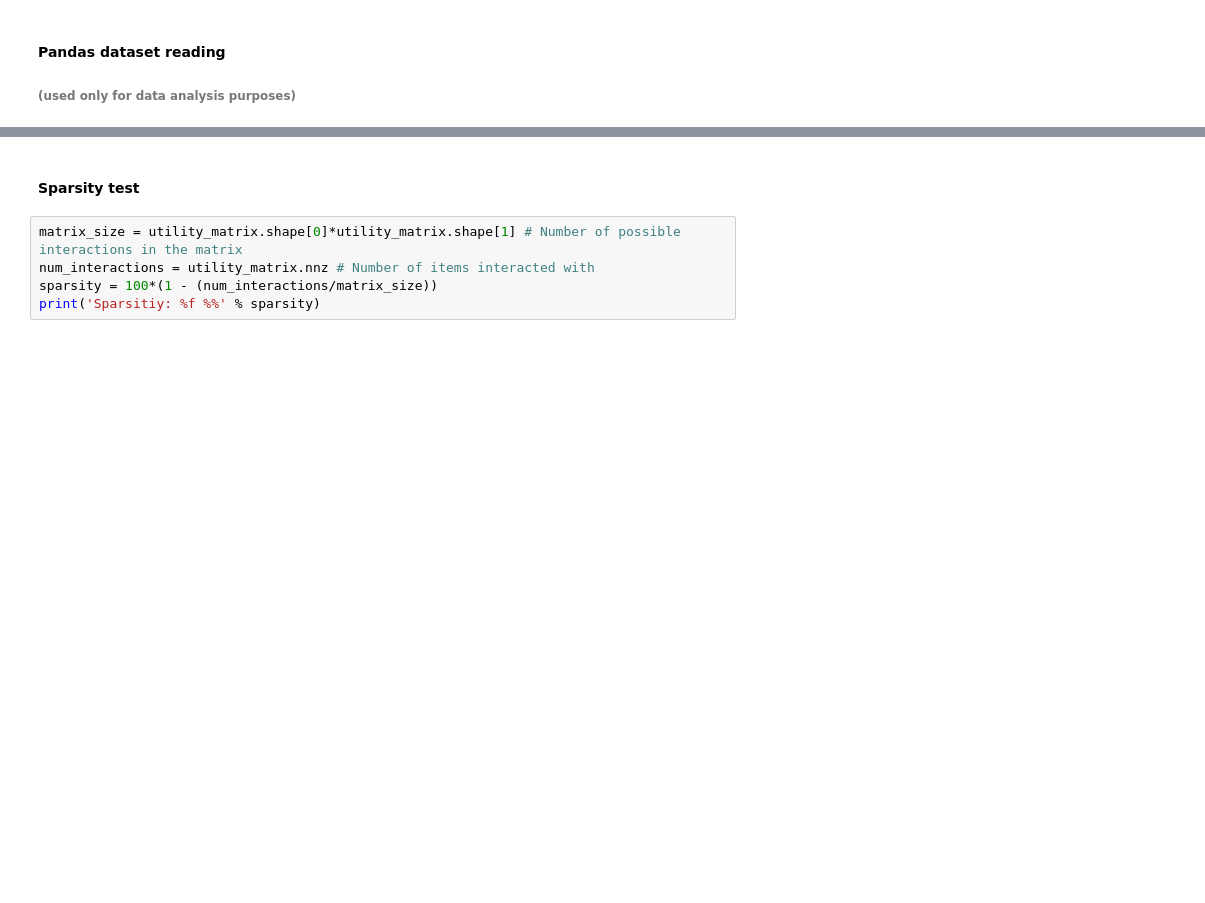
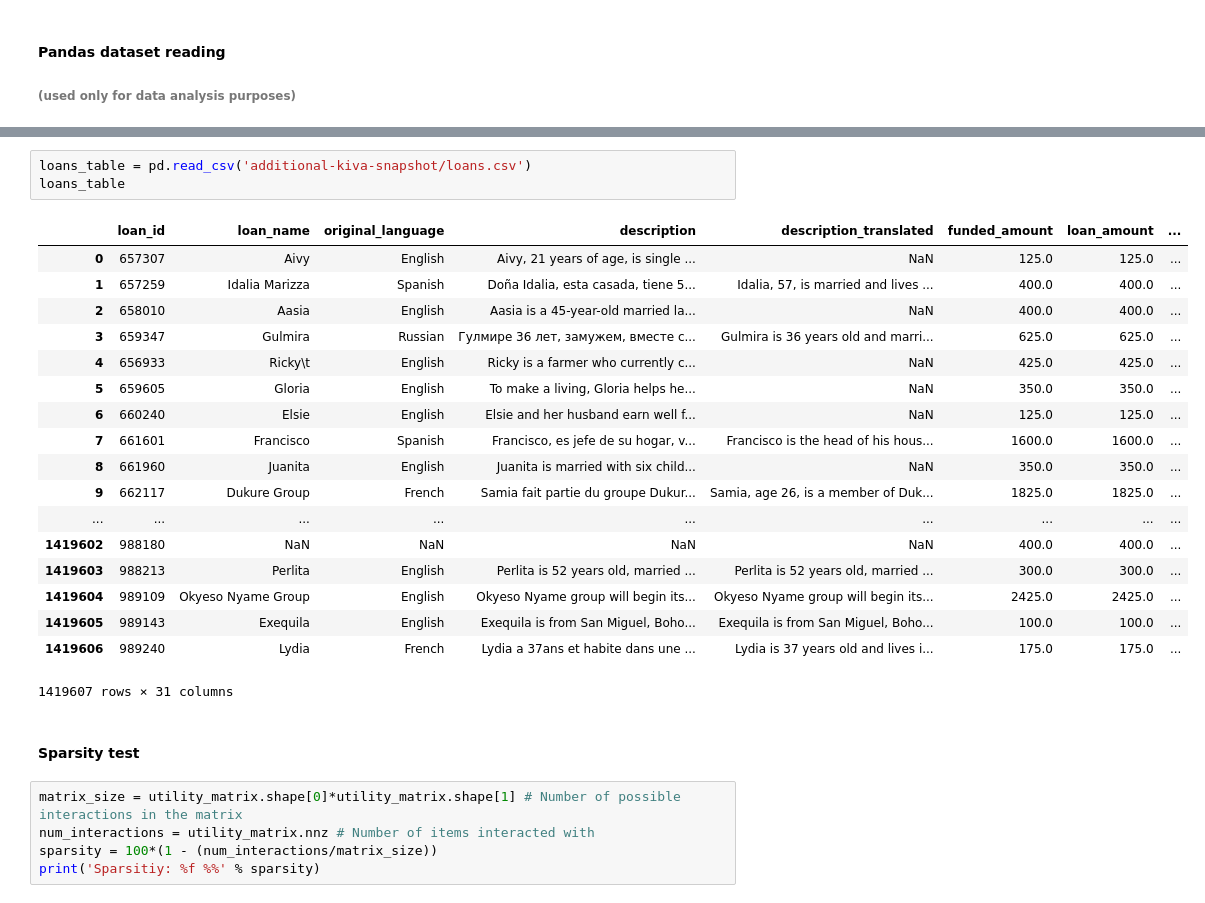
Before and after one commit to dKustura/kiva-cf, a Jupyter notebook: kiva-cf.ipynb, the cells around one changed output, grey strips where cells are left out. Drawn from its saved outputs; the diff is of its cells as text; blank space fills up the shorter version.

```diff
--- a/kiva-cf.ipynb
+++ b/kiva-cf.ipynb
@@ -515,3 +633,25 @@ loans_lenders_table.info()
+# %%
+loans_table = pd.read_csv('additional-kiva-snapshot/loans.csv')
+loans_table
+# %% [output]
+|  | loan_id | loan_name | original_language | description | description_translated | funded_amount | loan_amount | ... |
+| 0 | 657307 | Aivy | English | Aivy, 21 years of age, is single ... | NaN | 125.0 | 125.0 | ... |
+| 1 | 657259 | Idalia Marizza | Spanish | Doña Idalia, esta casada, tiene 5... | Idalia, 57, is married and lives ... | 400.0 | 400.0 | ... |
+| 2 | 658010 | Aasia | English | Aasia is a 45-year-old married la... | NaN | 400.0 | 400.0 | ... |
+| 3 | 659347 | Gulmira | Russian | Гулмире 36 лет, замужем, вместе с... | Gulmira is 36 years old and marri... | 625.0 | 625.0 | ... |
+| 4 | 656933 | Ricky\t | English | Ricky is a farmer who currently c... | NaN | 425.0 | 425.0 | ... |
+| 5 | 659605 | Gloria | English | To make a living, Gloria helps he... | NaN | 350.0 | 350.0 | ... |
+| 6 | 660240 | Elsie | English | Elsie and her husband earn well f... | NaN | 125.0 | 125.0 | ... |
+| 7 | 661601 | Francisco | Spanish | Francisco, es jefe de su hogar, v... | Francisco is the head of his hous... | 1600.0 | 1600.0 | ... |
+| 8 | 661960 | Juanita | English | Juanita is married with six child... | NaN | 350.0 | 350.0 | ... |
+| 9 | 662117 | Dukure Group | French | Samia fait partie du groupe Dukur... | Samia, age 26, is a member of Duk... | 1825.0 | 1825.0 | ... |
+| ... | ... | ... | ... | ... | ... | ... | ... | ... |
+| 1419602 | 988180 | NaN | NaN | NaN | NaN | 400.0 | 400.0 | ... |
+| 1419603 | 988213 | Perlita | English | Perlita is 52 years old, married ... | Perlita is 52 years old, married ... | 300.0 | 300.0 | ... |
+| 1419604 | 989109 | Okyeso Nyame Group | English | Okyeso Nyame group will begin its... | Okyeso Nyame group will begin its... | 2425.0 | 2425.0 | ... |
+| 1419605 | 989143 | Exequila | English | Exequila is from San Miguel, Boho... | Exequila is from San Miguel, Boho... | 100.0 | 100.0 | ... |
+| 1419606 | 989240 | Lydia | French | Lydia a 37ans et habite dans une ... | Lydia is 37 years old and lives i... | 175.0 | 175.0 | ... |
+1419607 rows × 31 columns
 # %% [markdown]
 #### Sparsity test
 # %%
```
Also changed, not shown: parts of 45 cells of this notebook, 1 other file.
